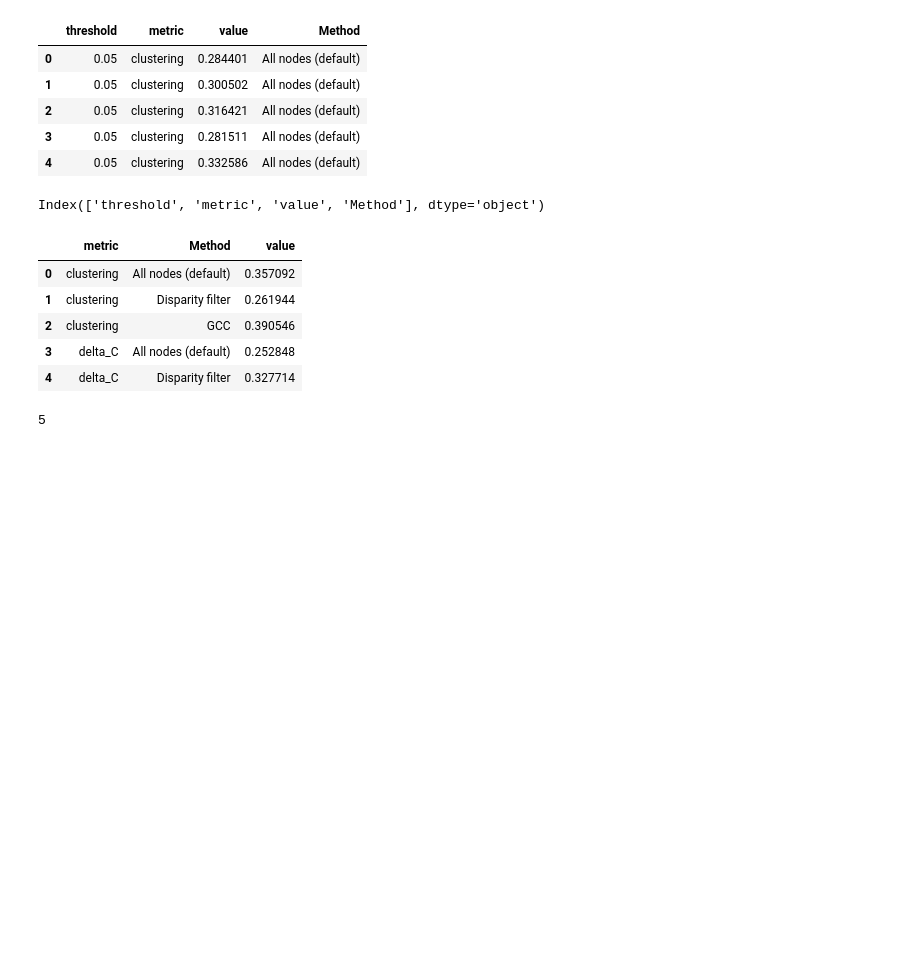
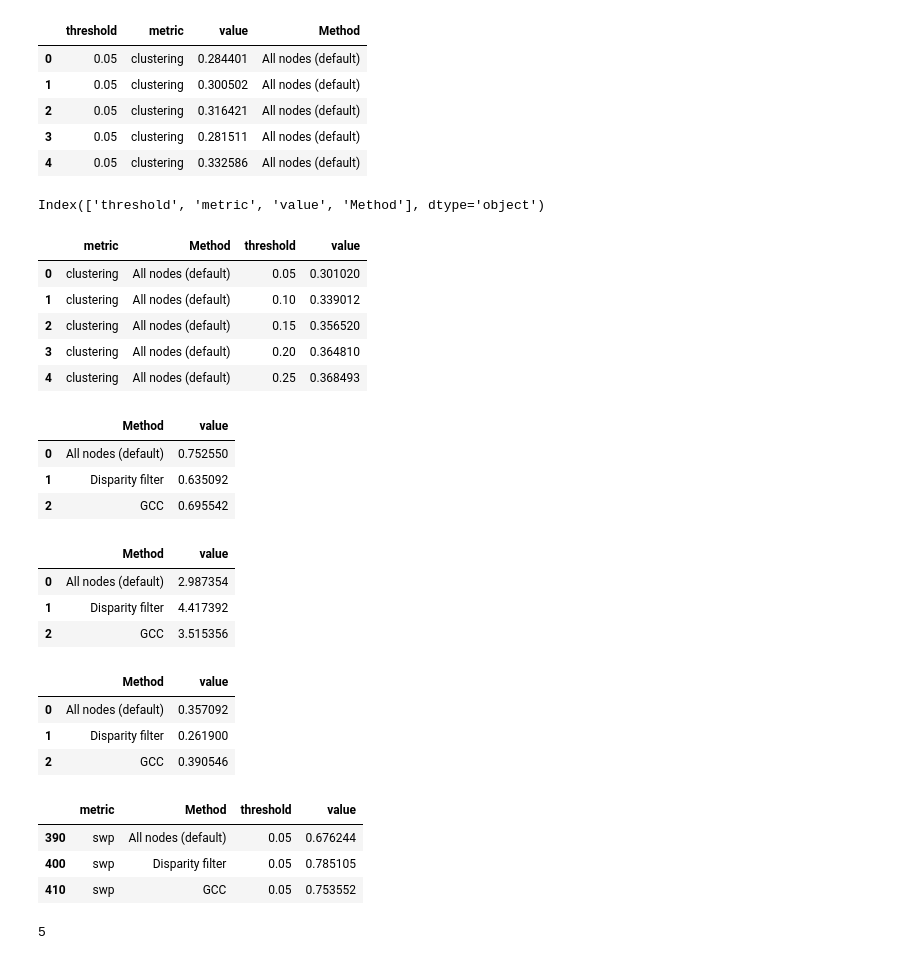
Before and after one commit to i-levy/network-science-final, a Jupyter notebook: threshold_results_plotting_v2.ipynb, the cells around one changed output. Cells and saved outputs as stored; diff of their text form; code cells hidden in the pictures; blank space fills up the shorter version.

```diff
--- a/threshold_results_plotting_v2.ipynb
+++ b/threshold_results_plotting_v2.ipynb
@@ -116,15 +130,46 @@ df.columns
 # %% [output]
 Index(['threshold', 'metric', 'value', 'Method'], dtype='object')
 # %%
-df_grouped = df.groupby(['metric', 'Method'])['value'].mean().reset_index()
+df_grouped = df.groupby(['metric', 'Method', 'threshold'])['value'].mean().reset_index()
 df_grouped.head()
 # %% [output]
-|  | metric | Method | value |
-| 0 | clustering | All nodes (default) | 0.357092 |
-| 1 | clustering | Disparity filter | 0.261944 |
-| 2 | clustering | GCC | 0.390546 |
-| 3 | delta_C | All nodes (default) | 0.252848 |
-| 4 | delta_C | Disparity filter | 0.327714 |
+|  | metric | Method | threshold | value |
+| 0 | clustering | All nodes (default) | 0.05 | 0.301020 |
+| 1 | clustering | All nodes (default) | 0.10 | 0.339012 |
+| 2 | clustering | All nodes (default) | 0.15 | 0.356520 |
+| 3 | clustering | All nodes (default) | 0.20 | 0.364810 |
+| 4 | clustering | All nodes (default) | 0.25 | 0.368493 |
+# %%
+swp = df_grouped[df_grouped['metric'] == 'swp']
+swp.groupby('Method')['value'].mean().reset_index()
+# %% [output]
+|  | Method | value |
+| 0 | All nodes (default) | 0.752550 |
+| 1 | Disparity filter | 0.635092 |
+| 2 | GCC | 0.695542 |
+# %%
+path = df_grouped[df_grouped['metric'] == 'path_length']
+path.groupby('Method')['value'].mean().reset_index()
+# %% [output]
+|  | Method | value |
+| 0 | All nodes (default) | 2.987354 |
+| 1 | Disparity filter | 4.417392 |
+| 2 | GCC | 3.515356 |
+# %%
+clust = df_grouped[df_grouped['metric'] == 'clustering']
+clust.groupby('Method')['value'].mean().reset_index()
+# %% [output]
+|  | Method | value |
+| 0 | All nodes (default) | 0.357092 |
+| 1 | Disparity filter | 0.261900 |
+| 2 | GCC | 0.390546 |
+# %%
+swp[swp['threshold'] == 0.05]
+# %% [output]
+|  | metric | Method | threshold | value |
+| 390 | swp | All nodes (default) | 0.05 | 0.676244 |
+| 400 | swp | Disparity filter | 0.05 | 0.785105 |
+| 410 | swp | GCC | 0.05 | 0.753552 |
 # %%
 # Group together averaged thresholded metrics and other metrics
 grouped = pd.concat([df_other, df_grouped], axis=0)
```
Also changed, not shown: parts of 2 cells of this notebook.
